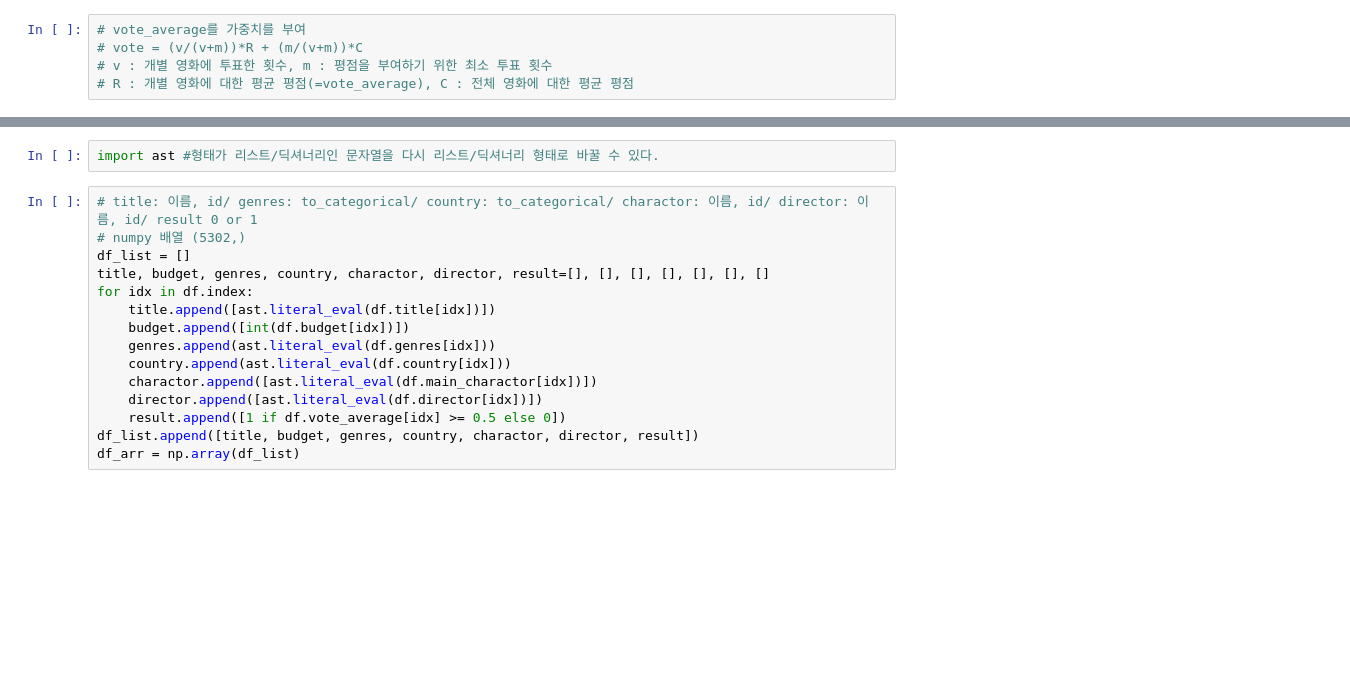
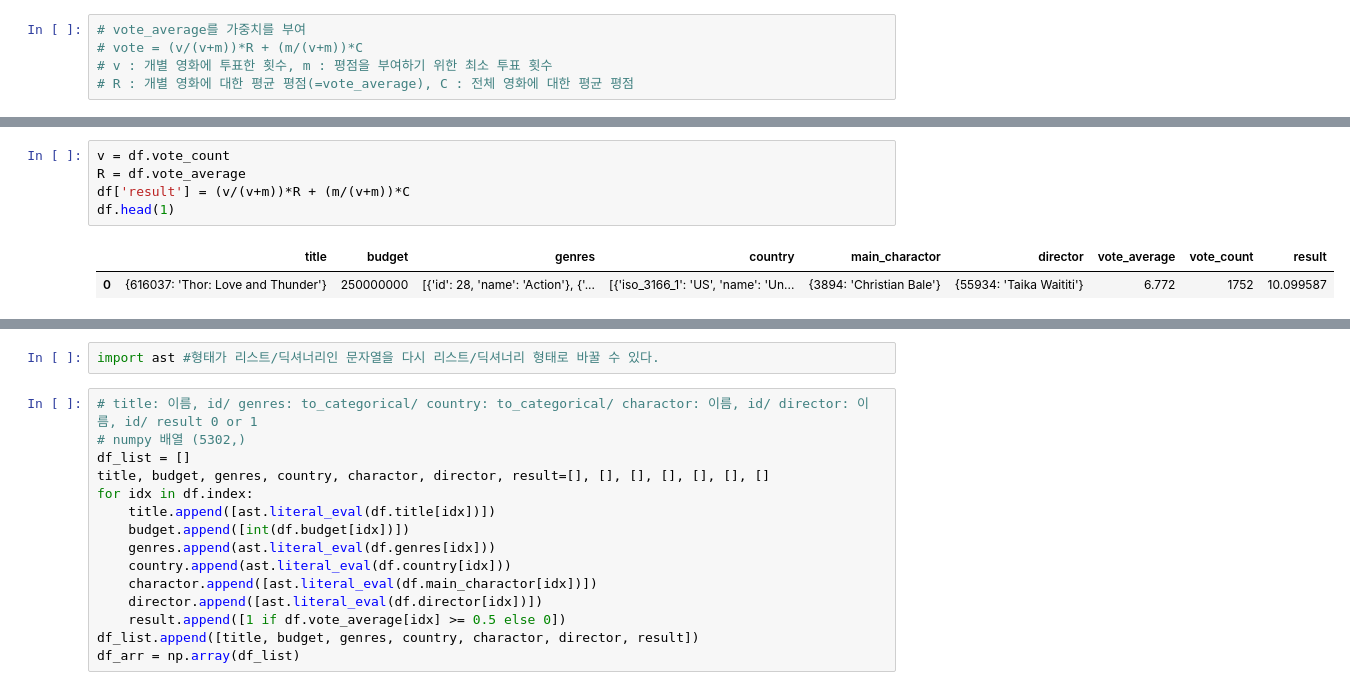
Before and after one commit to sky3085/ripple_ezen, a Jupyter notebook: ML/TMDBML.ipynb, the cells around one changed output, grey strips where cells are left out. Cells and saved outputs as stored; diff of their text form; blank space fills up the shorter version.

```diff
--- a/ML/TMDBML.ipynb
+++ b/ML/TMDBML.ipynb
@@ -18,0 +30,8 @@ df.head() # title : str
+# %%
+v = df.vote_count
+R = df.vote_average
+df['result'] = (v/(v+m))*R + (m/(v+m))*C
+df.head(1)
+# %% [output]
+|  | title | budget | genres | country | main_charactor | director | vote_average | vote_count | result |
+| 0 | {616037: 'Thor: Love and Thunder'} | 250000000 | [{'id': 28, 'name': 'Action'}, {'... | [{'iso_3166_1': 'US', 'name': 'Un... | {3894: 'Christian Bale'} | {55934: 'Taika Waititi'} | 6.772 | 1752 | 10.099587 |
```
Also changed, not shown: parts of 5 cells of this notebook, 3 other files.
